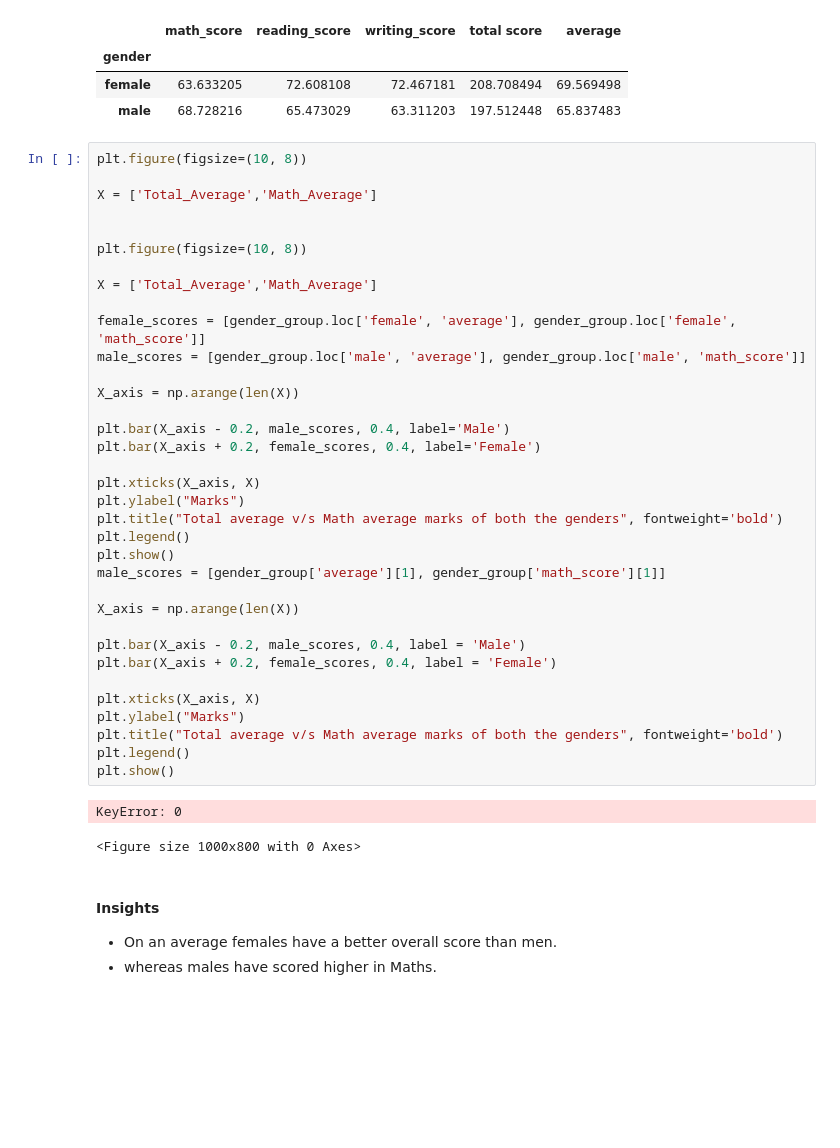
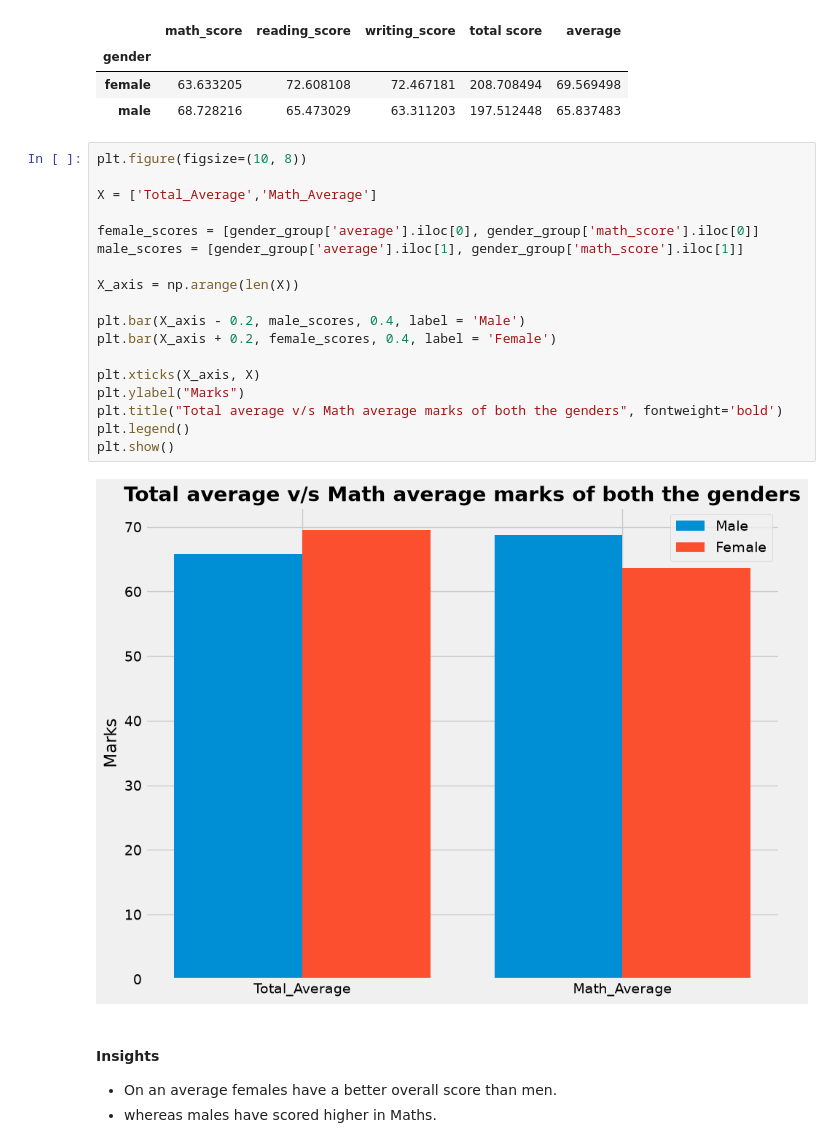
Before and after one commit to KingCarl2000/mlproject, a Jupyter notebook: notebook/1 . EDA STUDENT PERFORMANCE .ipynb, the cells around one changed output. Saved outputs shown, nothing was run; the diff lists cells and outputs as text; blank space fills up the shorter version.

```diff
--- a/notebook/1 . EDA STUDENT PERFORMANCE .ipynb
+++ b/notebook/1 . EDA STUDENT PERFORMANCE .ipynb
@@ -463,41 +463,23 @@ gender_group
 # %%
 plt.figure(figsize=(10, 8))
 
 X = ['Total_Average','Math_Average']
 
-
-plt.figure(figsize=(10, 8))
-
-X = ['Total_Average','Math_Average']
-
-female_scores = [gender_group.loc['female', 'average'], gender_group.loc['female', 'math_score']]
-male_scores = [gender_group.loc['male', 'average'], gender_group.loc['male', 'math_score']]
-
-X_axis = np.arange(len(X))
-
-plt.bar(X_axis - 0.2, male_scores, 0.4, label='Male')
-plt.bar(X_axis + 0.2, female_scores, 0.4, label='Female')
-
-plt.xticks(X_axis, X)
-plt.ylabel("Marks")
-plt.title("Total average v/s Math average marks of both the genders", fontweight='bold')
-plt.legend()
-plt.show()
-male_scores = [gender_group['average'][1], gender_group['math_score'][1]]
+female_scores = [gender_group['average'].iloc[0], gender_group['math_score'].iloc[0]]
+male_scores = [gender_group['average'].iloc[1], gender_group['math_score'].iloc[1]]
 
 X_axis = np.arange(len(X))
 
 plt.bar(X_axis - 0.2, male_scores, 0.4, label = 'Male')
 plt.bar(X_axis + 0.2, female_scores, 0.4, label = 'Female')
 
 plt.xticks(X_axis, X)
 plt.ylabel("Marks")
 plt.title("Total average v/s Math average marks of both the genders", fontweight='bold')
 plt.legend()
 plt.show()
 # %% [output]
-KeyError: 0
-<Figure size 1000x800 with 0 Axes>
+[figure, added]
 # %% [markdown]
 #### Insights
 - On an average females have a better overall score than men.
```
Also changed, not shown: parts of 18 cells of this notebook, 10 other files.
